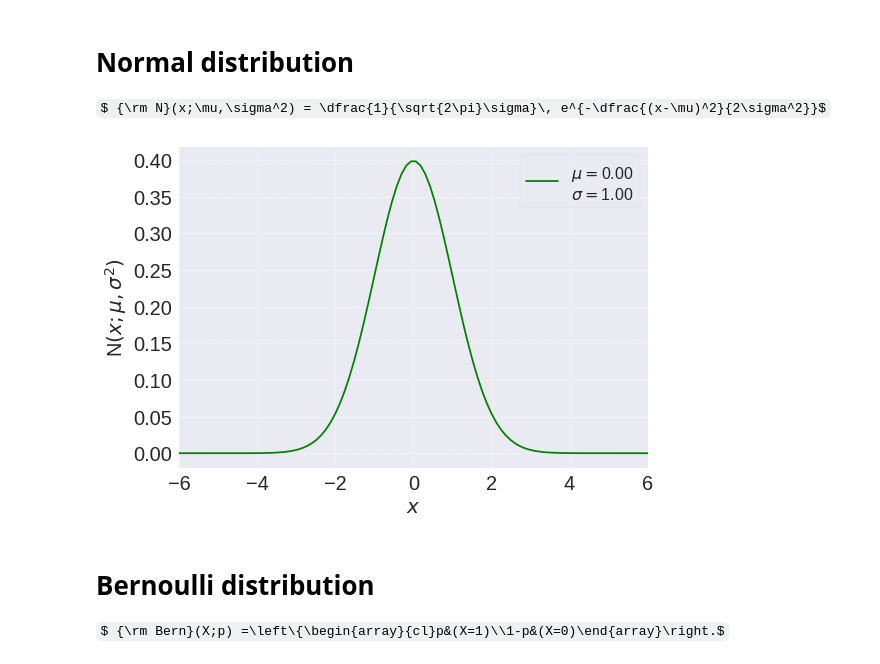
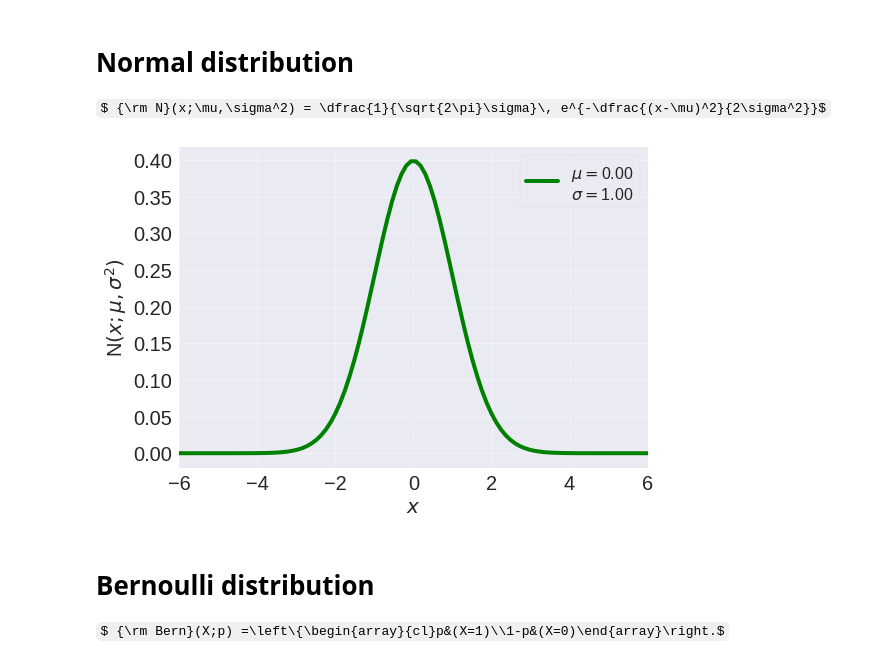
Before and after one commit to tsakailab/prml, a Jupyter notebook: ipynb/plot_distributions.ipynb, the cells around one changed output. Cells and saved outputs as stored; diff of their text form; code cells hidden in the pictures; some formulas as TeX source.

```diff
--- a/ipynb/plot_distributions.ipynb
+++ b/ipynb/plot_distributions.ipynb
@@ -5,31 +5,31 @@ $ {\rm N}(x;\mu,\sigma^2) = \dfrac{1}{\sqrt{2\pi}\sigma}\, e^{-\dfrac{(x-\mu)^2}
 # %%
 #@title  { run: "auto" }
 import numpy as np
 from scipy import stats
 import matplotlib.pyplot as plt
 
 mu = 0 #@param {type:"slider", min:-5, max:5, step:0.1}
 sigma = 1 #@param {type:"slider", min:0.00, max:4, step:0.1}
 
 xrange = 6 #@param {type:"slider", min:0, step:1}
 
 xmin, xmax = -xrange, xrange
 x = np.linspace(xmin, xmax, 100)
 plt.figure()
 ax = plt.axes()
 
 label = '$\\mu=$'+"{:.2f}".format(mu)+'\n$\\sigma=$'+"{:.2f}".format(sigma)
-ax.plot(x, stats.norm.pdf(x,mu,sigma), label=label,c='g')
+ax.plot(x, stats.norm.pdf(x,mu,sigma), label=label,c='g', lw=4)
 plt.xlim(xmin, xmax)
 plt.grid(True, ls='--', lw=0.5)
 plt.legend(loc="upper right", fontsize=16, frameon=True)
 plt.xlabel("$x$", fontsize=20)
 plt.ylabel("N$(x;\\mu,\\sigma^2)$", fontsize=20)
 plt.xticks(fontsize=20)
 plt.yticks(fontsize=20)
 plt.tight_layout()
 # %% [output]
-[figure, old version]
+[figure, new version]
 # %% [markdown]
 Bernoulli distribution
 =======================
```
Also changed, not shown: parts of 2 cells of this notebook.
